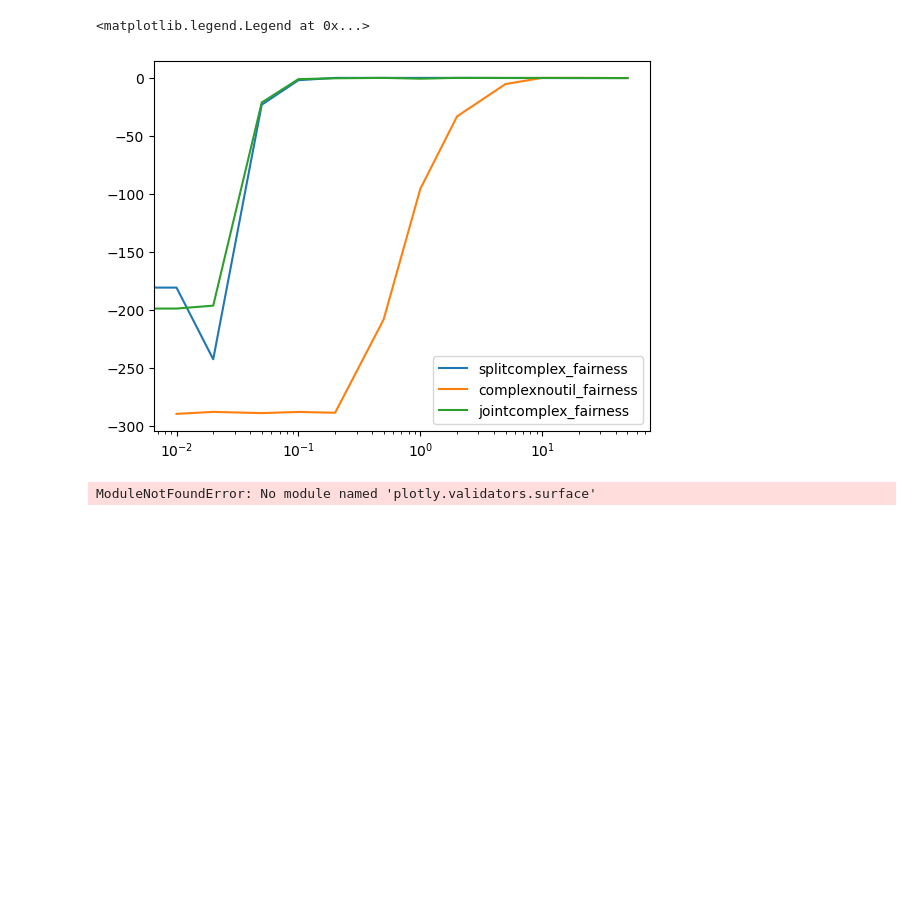
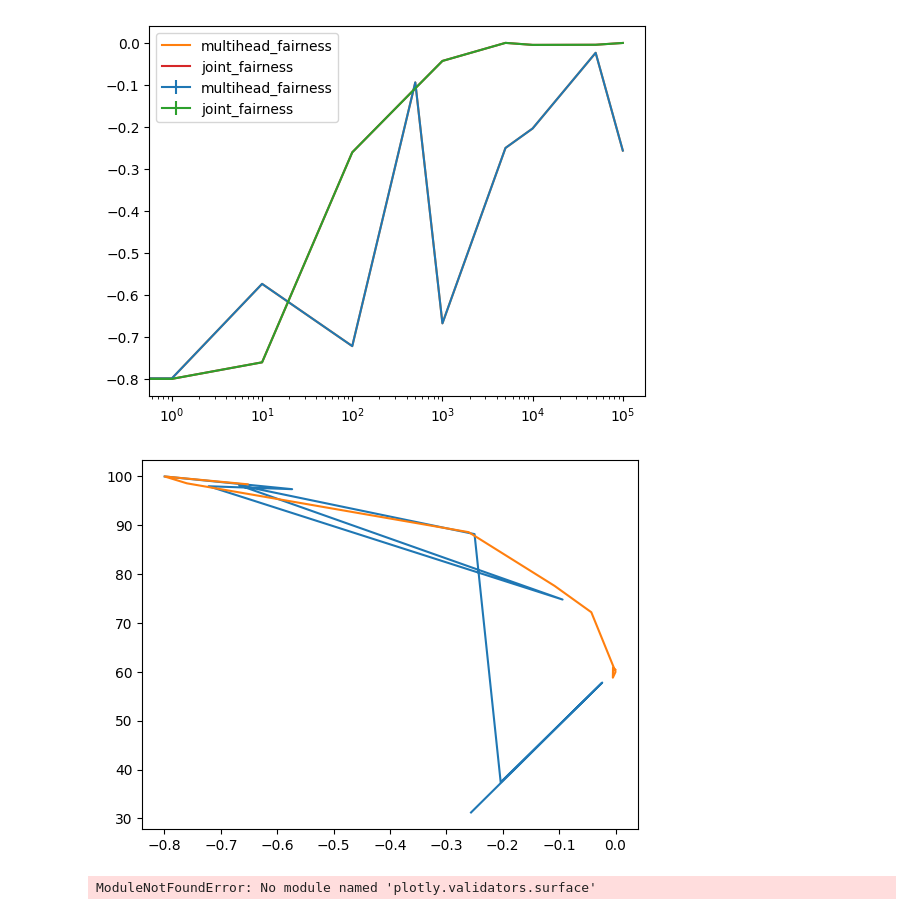
Before and after one commit to kumar-ashwin/FEN, a Jupyter notebook: RunAnalysis2.ipynb, the cells around one changed output. Drawn from its saved outputs; the diff is of its cells as text; code cells hidden in the pictures; blank space fills up the shorter version.

Commit message:
Updated run analysis file to plot bootstraps with errors

```diff
--- a/RunAnalysis2.ipynb
+++ b/RunAnalysis2.ipynb
@@ -20,6 +7,12 @@ filepath = 'matthew/Results/Matthewresults.csv'
 # filepath = 'Results/Jobresults.csv'
 # filepath = 'Results/Matthewresults.csv'
 # filepath = 'Results/WarmStartresults.csv'
+filepath = "NewTorch/Results/WarmStartTestFixedMultiHeadresults.csv"
 
 df = pd.read_csv(filepath)
 df.sort_values(by='learning_beta', inplace=True)
+
+# Check that the split column has all same values
+df.simple_obs
+simple_obs = df['simple_obs']
+assert len(set(simple_obs)) == 1, "Multiple values in simple_obs column"
@@ -35,0 +19,14 @@ jointcomplex = df[(df.split==False) & (df.simple_obs==False)]
+# %%
+util_var = 'system_utility' if 'system_utility' in df.columns else 'utility'
+important_columns = ['learning_beta', util_var, 'fairness', 'variance', 'min_utility']
+
+split_df = df[(df.split==True) & (df.learn_utility==True) & (df.multi_head==False)][important_columns]
+multihead_df = df[(df.split==True) & (df.learn_utility==True) & (df.multi_head==True)][important_columns]
+splitnoutil_df = df[(df.split==True) & (df.learn_utility==False) & (df.multi_head==False)][important_columns]
+joint_df = df[(df.split==False)][important_columns]
+
+# Aggregate the results by learning_beta. Keep mean and variance of each column
+split_df = split_df.groupby('learning_beta').agg(['mean', 'var'])
+multihead_df = multihead_df.groupby('learning_beta').agg(['mean', 'var'])
+splitnoutil_df = splitnoutil_df.groupby('learning_beta').agg(['mean', 'var'])
+joint_df = joint_df.groupby('learning_beta').agg(['mean', 'var'])
@@ -36,30 +54,42 @@ jointcomplex = df[(df.split==False) & (df.simple_obs==False)]
 # %%
 import matplotlib.pyplot as plt
 dfs = {
-'splitsimple': splitsimple,
-'splitcomplex': splitcomplex,
-'simplenoutil': simplenoutil,
-'complexnoutil': complexnoutil,
-'jointsimple': jointsimple,
-'jointcomplex': jointcomplex,
+    'split': split_df,
+    'multihead': multihead_df,
+    'splitnoutil': splitnoutil_df,
+    'joint': joint_df
 }
-
-util_var = 'utility'
-# util_var = 'system_utility'
 
 for df_name, df in dfs.items():
     if len(df):
-        plt.plot(df['learning_beta'], df[util_var], label=f"{df_name}_util")
-        # plt.plot(df['learning_beta'], df['fairness'], label=f'{df_name}_fairness')
+        learning_beta = df.index
+        mean_util = df[util_var]['mean']
+        var_util = df[util_var]['var']
+        plt.errorbar(learning_beta, mean_util, yerr=var_util, label=f"{df_name}_util")
+        plt.plot(learning_beta, mean_util, label=f"{df_name}_util")
+        # plt.plot(df['learning_beta'], df[util_var], label=f"{df_name}_util")
 
 plt.xscale('log')
 plt.legend()
 plt.show()
 for df_name, df in dfs.items():
     if len(df):
-        # plt.plot(df['learning_beta'], df['system_utility'], label=f"{df_name}_util")
-        plt.plot(df['learning_beta'], df['fairness'], label=f'{df_name}_fairness')
+        learning_beta = df.index
+        mean_fairness = df['fairness']['mean']
+        var_fairness = df['fairness']['var']
+        plt.errorbar(learning_beta, mean_fairness, yerr=var_fairness, label=f"{df_name}_fairness")
+        plt.plot(learning_beta, mean_fairness, label=f"{df_name}_fairness")
+        # plt.plot(df['learning_beta'], df['fairness'], label=f'{df_name}_fairness')
 
 plt.xscale('log')
 plt.legend()
+plt.show()
+
+#Plot pareto front
+for df_name, df in dfs.items():
+    if len(df):
+        learning_beta = df.index
+        mean_fairness = df['fairness']['mean']
+        mean_util = df[util_var]['mean']
+        plt.plot(mean_fairness, mean_util, label=f"{df_name}")
 # %% [output]
@@ -67,5 +97,5 @@ plt.legend()
-<matplotlib.legend.Legend at 0x...>
-[figure, old version]
+[figure, new version]
+[figure, added]
 # %%
 import plotly.express as px
 # Sort the dataframes by learning_beta
```
Also changed, not shown: parts of 5 cells of this notebook.
